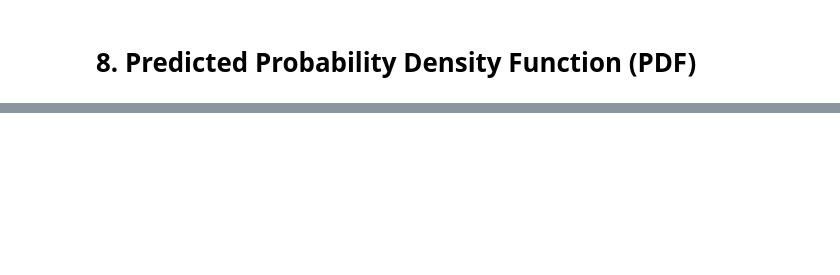
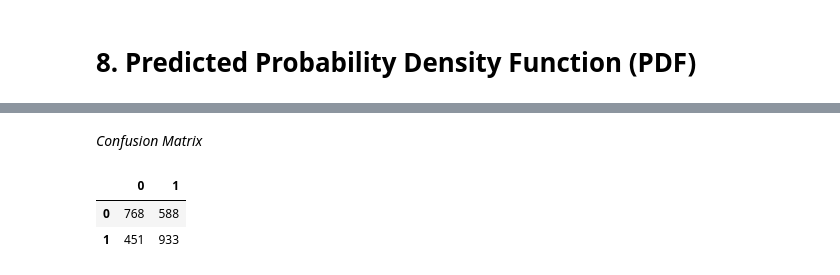
Before and after one commit to kevinyang372/HYU_PH, a Jupyter notebook: ttbb-tth(bb) Classification.ipynb, the cells around one changed output, grey strips where cells are left out. Cells and saved outputs as stored; diff of their text form; code cells hidden in the pictures; blank space fills up the shorter version.

Commit message:
Confusion matrix

```diff
--- a/ttbb-tth(bb) Classification.ipynb
+++ b/ttbb-tth(bb) Classification.ipynb
@@ -839,0 +842,8 @@ plt.show()
+# %% [markdown]
+_Confusion Matrix_
+# %%
+pd.DataFrame(confusion_matrix(Y_test, [i.round() for i in y_prob]))
+# %% [output]
+|  | 0 | 1 |
+| 0 | 768 | 588 |
+| 1 | 451 | 933 |
```
Also changed, not shown: parts of 12 cells of this notebook, 1 other file.
